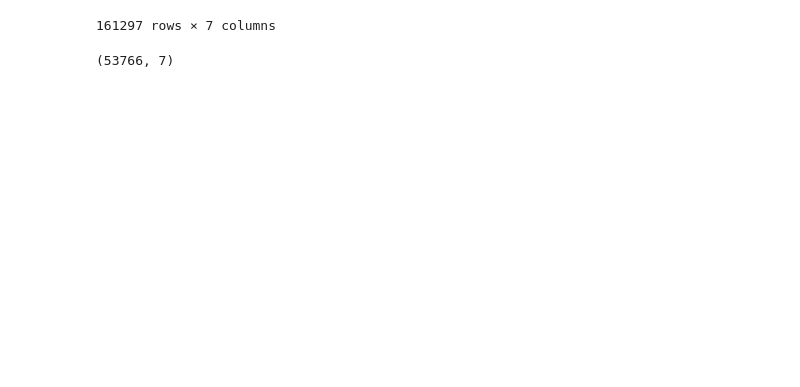
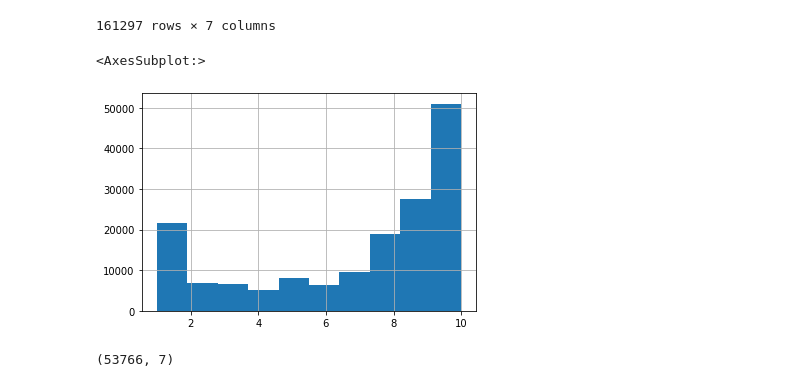
Before and after one commit to nbchan/INMR96-Digital-Health-and-Data-Analytics, a Jupyter notebook: Week_09_NLP.ipynb, the cells around one changed output. Saved outputs shown, nothing was run; the diff lists cells and outputs as text; code cells hidden in the pictures; blank space fills up the shorter version.

```diff
--- a/Week_09_NLP.ipynb
+++ b/Week_09_NLP.ipynb
@@ -101,6 +100,11 @@ train_set
 | 161295 | 47128 | Thyroid desiccated | Underactive Thyroid | "I&#039;ve been on thyroid medica... | 10.0 | September 19, 2015 | 79 |
 | 161296 | 215220 | Lubiprostone | Constipation, Chronic | "I&#039;ve had chronic constipati... | 9.0 | December 13, 2014 | 116 |
 161297 rows × 7 columns
+# %%
+train_set['rating'].hist()
+# %% [output]
+<AxesSubplot:>
+[figure, added]
 # %%
 # Read in the drugsComTest_raw.tsv into pandas DataFrame as train set.
 test_set = pd.read_csv(os.path.join(work_path, "drugsComTest_raw.tsv"), sep="\t")
```
Also changed, not shown: parts of 107 cells of this notebook.
